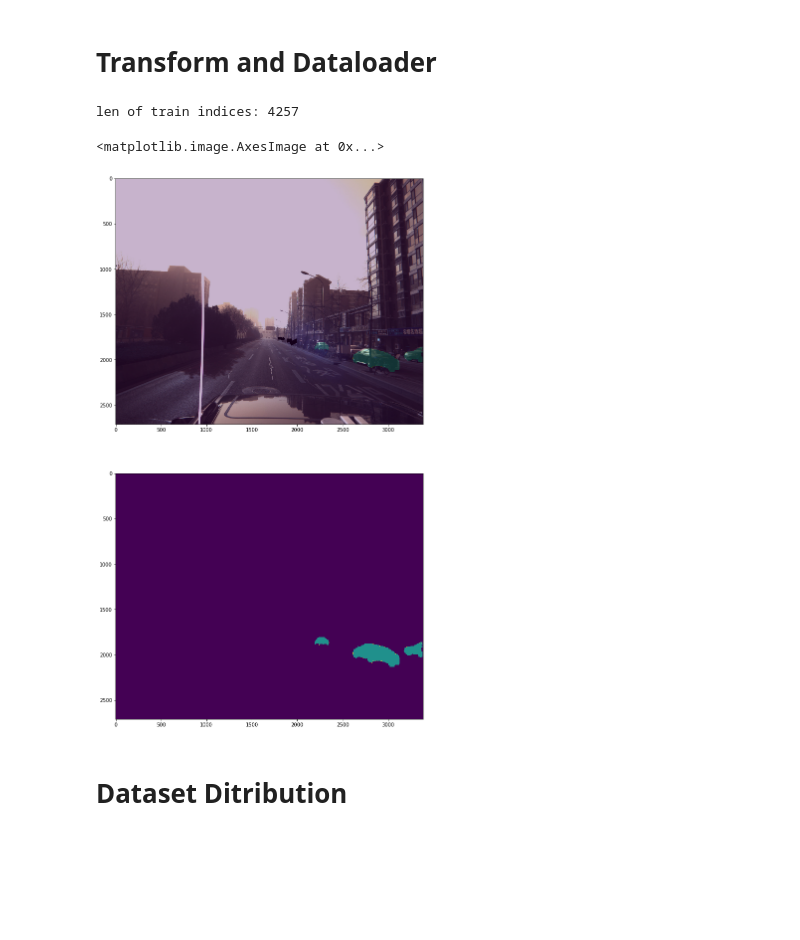
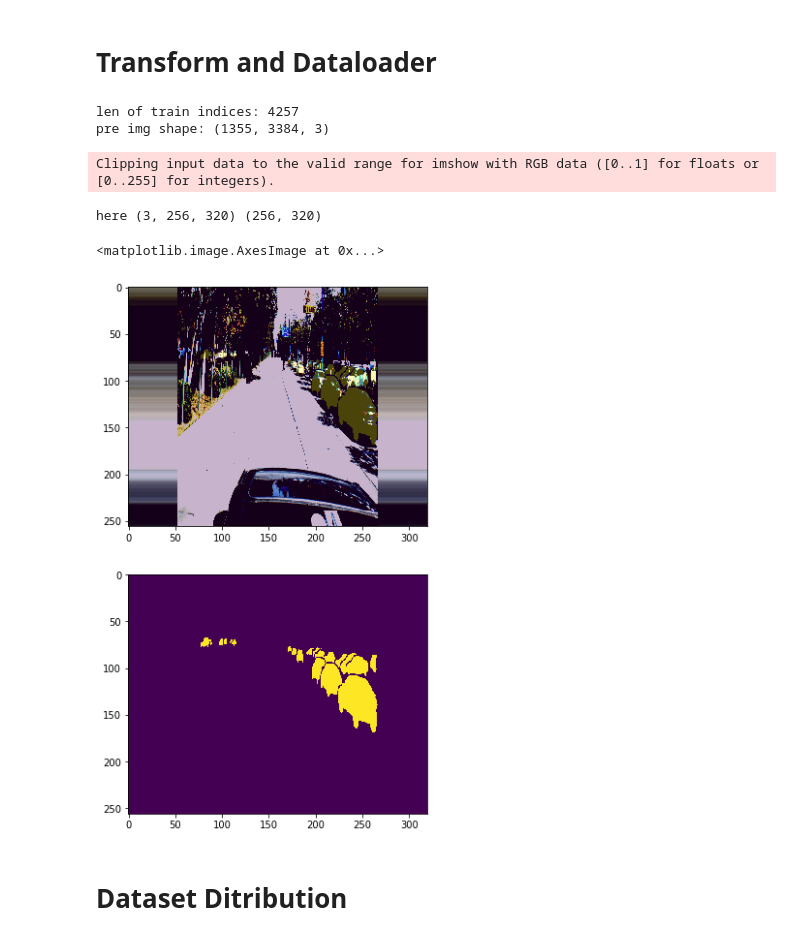
Before and after one commit to ccchang1023/ADAS_Pose_Estimation, a Jupyter notebook: PoseEstimate_eff_seg.ipynb, the cells around one changed output. Cells and saved outputs as stored; diff of their text form; code cells hidden in the pictures; blank space fills up the shorter version.

Commit message:
Finish: seg mask

```diff
--- a/PoseEstimate_eff_seg.ipynb
+++ b/PoseEstimate_eff_seg.ipynb
@@ -689,14 +695,12 @@ class ADDataset(Dataset):
 #         img = cv2.imread('./dataset/train_images/' + train_pd['ImageId'].iloc[idx] + '.jpg')
         seg_mask = cv2.imread('./dataset/seg_train/' + train_pd['ImageId'].iloc[idx] + '.jpg',cv2.IMREAD_GRAYSCALE)
         seg_mask = np.uint8((seg_mask>0))
-        seg_mask = cv2.resize(seg_mask, (IMG_HEIGHT,IMG_WIDTH))
-        if use_bg:
-            bg = np.zeros((IMG_WIDTH//bg_ratio,IMG_HEIGHT))
-            print(np.shape(bg))
-            print(np.shape(seg_mask))
-            seg_mask = np.concatenate([bg,seg_mask,bg],axis=0)
-#             seg_mask = cv2.resize(seg_mask, (IMG_HEIGHT, IMG_WIDTH))
-
+#         seg_mask = cv2.resize(seg_mask, (IMG_HEIGHT,IMG_WIDTH))
+#         if use_bg:
+#             bg = np.zeros((IMG_WIDTH//bg_ratio,IMG_HEIGHT))
+#             print(np.shape(bg))
+#             print(np.shape(seg_mask))
+#             seg_mask = np.concatenate([bg,seg_mask,bg],axis=0)
 
         img = np.array(img[:,:,::-1])
 
@@ -707,6 +711,7 @@ class ADDataset(Dataset):
 
         mask, regr = get_mask_and_regr(img, train_pd['PredictionString'][idx],flip=flip)
         img_pre = preprocess_image(img,flip)  #shape(batch,512,512), #range: [0~1]
+        seg_mask = preprocess_mask_image(seg_mask,flip)
 
         img_pil = (img_pre*255).astype('uint8')
         img_pil = Image.fromarray(img_pil)  #ndarray: Take uint8 as input, range[0~255], #imgpil -> (512,512,3), (0~255)
@@ -756,34 +761,37 @@ class TestDataset(Dataset):
 # %%
 vr = 0.1
 batch_size = 8
 num_workers = 10
 
 train_pd = pd.read_csv("./dataset/train_remove.csv")
 indices_len = len(train_pd)
 print("len of train indices:",indices_len)
 indices = np.arange(indices_len)
 train_dataset = ADDataset(data_len=indices_len,is_validate=False,validate_rate=vr,indices=indices)
 train_loader = DataLoader(train_dataset, batch_size=batch_size, shuffle=True, num_workers=num_workers)
 val_dataset = ADDataset(data_len=indices_len,is_validate=True,validate_rate=vr,indices=indices)
 val_loader = DataLoader(val_dataset, batch_size=batch_size, shuffle=False, num_workers=num_workers)
 
-# img, mask, regr, seg_mask = val_dataset[0]
-# img = img.cpu().numpy().astype('float32')
-# seg = seg_mask.cpu().numpy()
+img, mask, regr, seg_mask = val_dataset[3]
+img = img.cpu().numpy().astype('float32')
+seg_mask = seg_mask.cpu().numpy()
+print("here",np.shape(img),np.shape(seg_mask))
 
+# img = cv2.imread('./dataset/masked_train/' + train_pd['ImageId'].iloc[5] + '.jpg')
+# seg_mask = cv2.imread('./dataset/seg_train/' + train_pd['ImageId'].iloc[5] + '.jpg',cv2.IMREAD_GRAYSCALE)
 
-img = cv2.imread('./dataset/masked_train/' + train_pd['ImageId'].iloc[5] + '.jpg')
-seg_mask = cv2.imread('./dataset/seg_train/' + train_pd['ImageId'].iloc[5] + '.jpg',cv2.IMREAD_GRAYSCALE)
-
-fig,axes = plt.subplots(2,1,figsize=(20,20))
-# axes[0].imshow(np.transpose(img,(1,2,0)))
-axes[0].imshow(img)
+fig,axes = plt.subplots(2,1,figsize=(10,10))
+axes[0].imshow(np.transpose(img,(1,2,0)))
+# axes[0].imshow(img)
 axes[1].imshow(seg_mask)
 axes[0].imshow(seg_mask,alpha=0.3)
 # %% [output]
 len of train indices: 4257
+pre img shape: (1355, 3384, 3)
-<matplotlib.image.AxesImage at 0x...>
+Clipping input data to the valid range for imshow with RGB data ([0..1] for floats or [0..255] for integers).
+here (3, 256, 320) (256, 320)
+<matplotlib.image.AxesImage at 0x...>
-[figure, old version]
+[figure, new version]
 # %% [markdown]
 # Dataset Ditribution
 # %%
```
Also changed, not shown: parts of 2 cells of this notebook.
